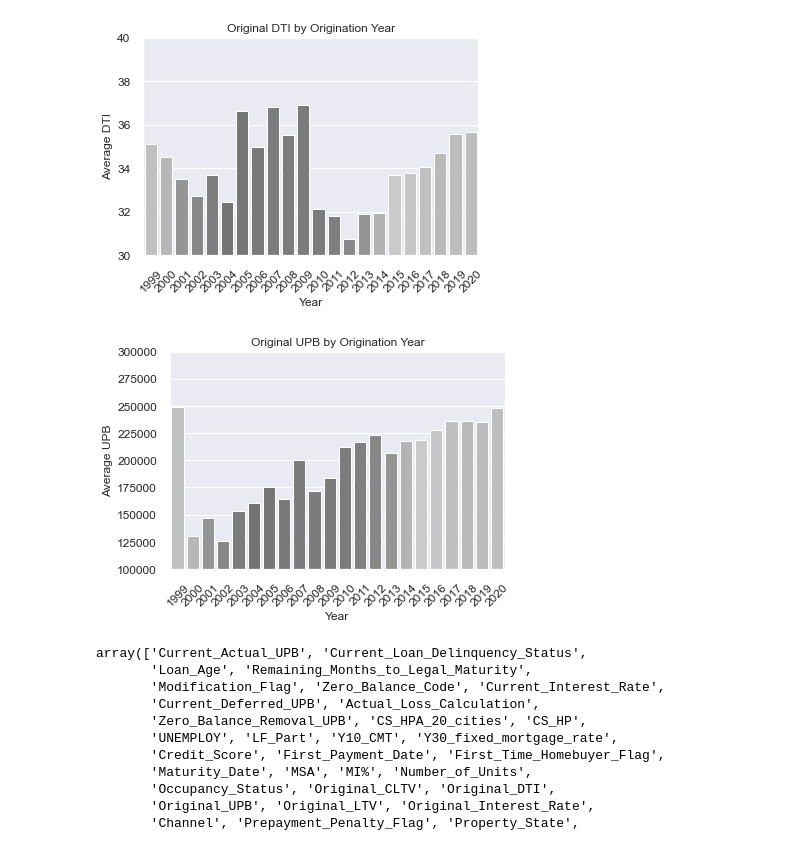
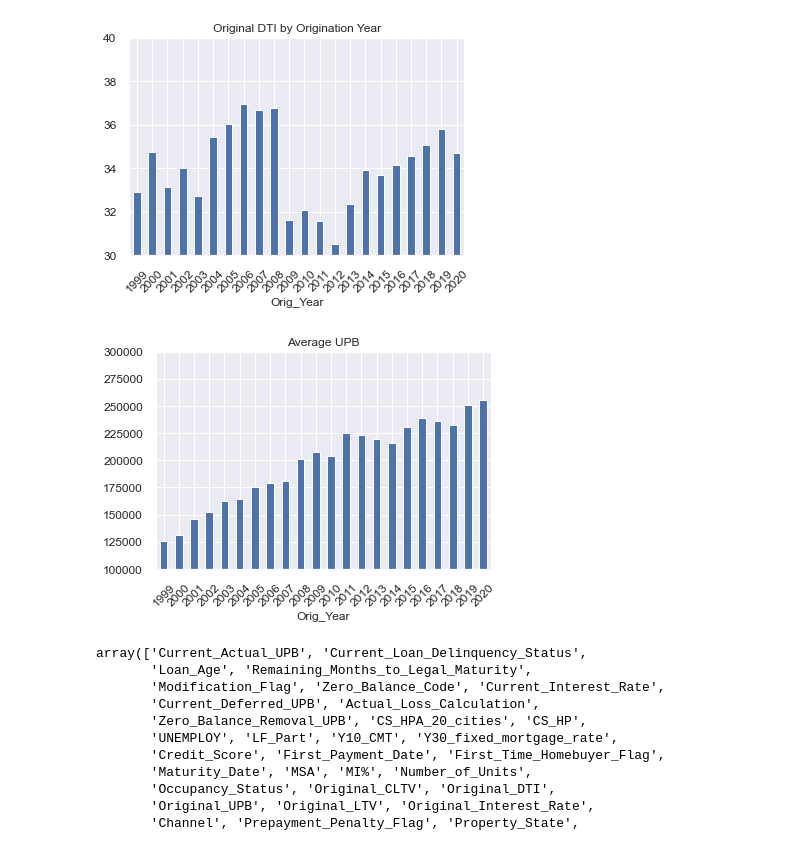
Before and after one commit to jdc17/Data-Science-Career-Track, a Jupyter notebook: Capstone RMBS model EDA.ipynb, the cells around one changed output. Cells and saved outputs as stored; diff of their text form; code cells hidden in the pictures.

```diff
--- a/Capstone RMBS model EDA.ipynb
+++ b/Capstone RMBS model EDA.ipynb
@@ -88,11 +85,9 @@ def get_sub_plot(width = 8, height = 5, label_font_size = 14, tick_font_size = 1
 # %%
 sns.set(style="darkgrid")
-g=sns.barplot(x = df['Orig_Year'].unique(), y = df.groupby('Orig_Year').Credit_Score.mean(), data=df, palette=None, saturation=0)
+g=df.groupby(['Orig_Year'])['Credit_Score'].mean()
 plt.title('Credit Score by Origination Year')
-plt.xlabel('Year')
-plt.ylabel('Average Score')
-g.set_ylim(650, 800)
-plt.rcParams["axes.labelsize"] = 8
+g.plot.bar()
+plt.ylim(700, 800)
 plt.xticks(rotation=45,size=12)
 plt.yticks(size=12)
 plt.show()
@@ -101,11 +96,9 @@ plt.show()
 # %%
 sns.set(style="darkgrid")
-g=sns.barplot(x = df['Orig_Year'].unique(), y = df.groupby('Orig_Year').Original_LTV.mean(), data=df, palette=None, saturation=0)
+g=df.groupby(['Orig_Year'])['Original_LTV'].mean()
 plt.title('LTV by Origination Year')
-plt.xlabel('Year')
-plt.ylabel('Average LTV')
-g.set_ylim(65, 80)
-plt.rcParams["axes.labelsize"] = 8
+g.plot.bar()
+plt.ylim(65, 80)
 plt.xticks(rotation=45,size=12)
 plt.yticks(size=12)
 plt.show()
@@ -114,11 +107,9 @@ plt.show()
 # %%
 sns.set(style="darkgrid")
-g=sns.barplot(x = df['Orig_Year'].unique(), y = df.groupby('Orig_Year').Original_Interest_Rate.mean(), data=df, palette=None, saturation=0)
+g=df.groupby(['Orig_Year'])['Original_Interest_Rate'].mean()
 plt.title('Original Interest Rate by Origination Year')
-plt.xlabel('Year')
-plt.ylabel('Average Original Interest Rate')
-g.set_ylim(0, 10)
-plt.rcParams["axes.labelsize"] = 8
+g.plot.bar()
+plt.ylim(3, 9)
 plt.xticks(rotation=45,size=12)
 plt.yticks(size=12)
 plt.show()
@@ -127,29 +118,25 @@ plt.show()
 # %%
 sns.set(style="darkgrid")
-g=sns.barplot(x = df['Orig_Year'].unique(), y = df.groupby('Orig_Year').Original_DTI.mean(), data=df, palette=None, saturation=0)
+g=df.groupby(['Orig_Year'])['Original_DTI'].mean()
 plt.title('Original DTI by Origination Year')
-plt.xlabel('Year')
-plt.ylabel('Average DTI')
-g.set_ylim(30, 40)
-plt.rcParams["axes.labelsize"] = 8
+g.plot.bar()
+plt.ylim(30, 40)
 plt.xticks(rotation=45,size=12)
 plt.yticks(size=12)
 plt.show()
 # %% [output]
-[figure, old version]
+[figure, new version]
 # %%
 sns.set(style="darkgrid")
-g=sns.barplot(x = df['Orig_Year'].unique(), y = df.groupby('Orig_Year').Original_UPB.mean(), data=df, palette=None, saturation=0)
-plt.title('Original UPB by Origination Year')
-plt.xlabel('Year')
-plt.ylabel('Average UPB')
-g.set_ylim(100000, 300000)
-plt.rcParams["axes.labelsize"] = 8
+g=df.groupby(['Orig_Year'])['Original_UPB'].mean()
+plt.title('Average UPB')
+g.plot.bar()
+plt.ylim(100000, 300000)
 plt.xticks(rotation=45,size=12)
 plt.yticks(size=12)
 plt.show()
 # %% [output]
-[figure, old version]
+[figure, new version]
 # %%
 df.columns.values
 # %% [output]
```
Also changed, not shown: parts of 35 cells of this notebook, 3 other files.
